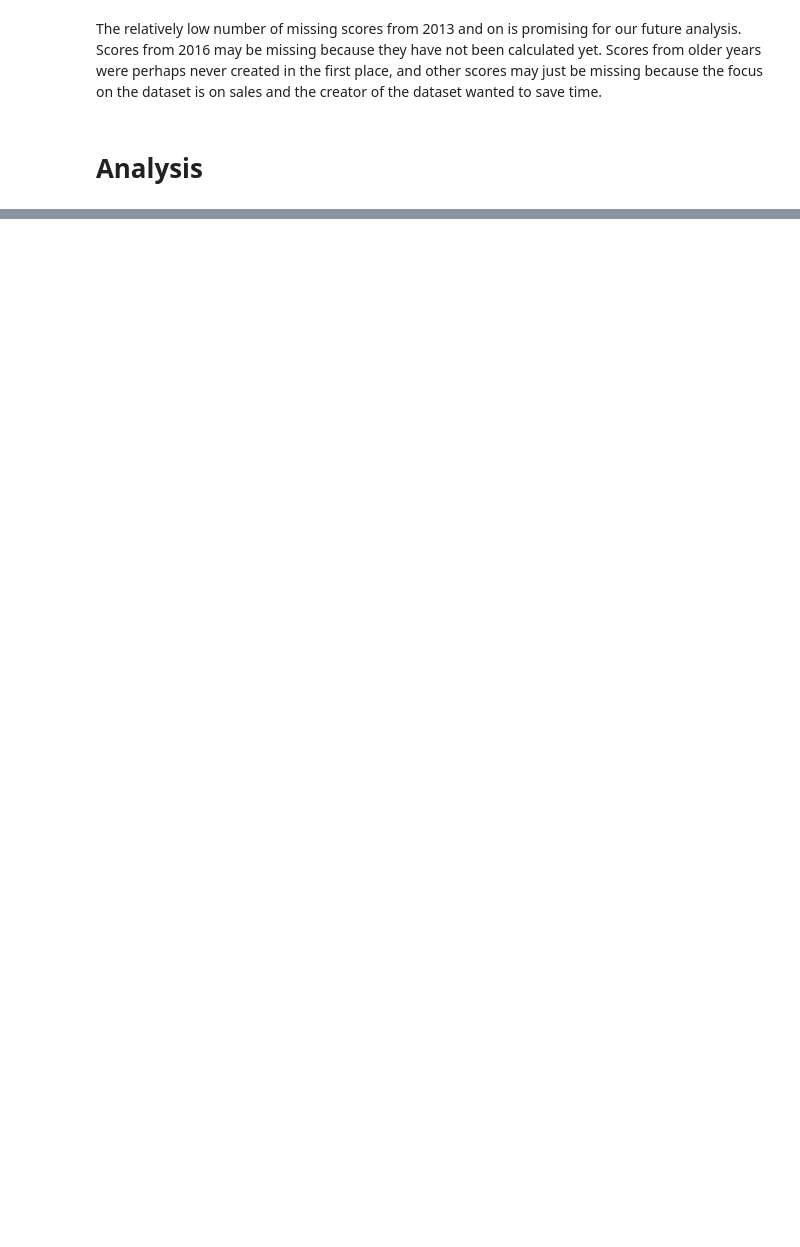
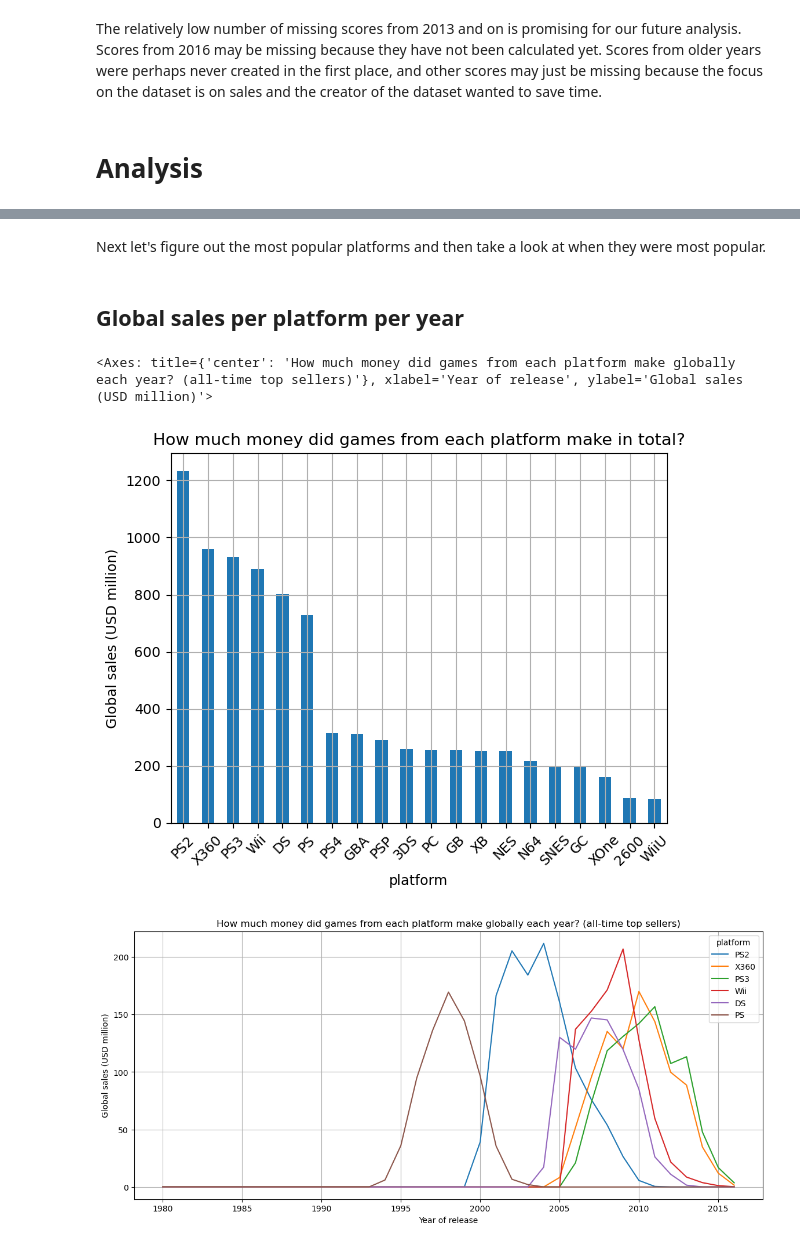
Before and after one commit to jnorfolk/Video-Game-Sales, a Jupyter notebook: video_game_sales.ipynb, the cells around one changed output, grey strips where cells are left out. Drawn from its saved outputs; the diff is of its cells as text; code cells hidden in the pictures; blank space fills up the shorter version.

```diff
--- a/video_game_sales.ipynb
+++ b/video_game_sales.ipynb
@@ -506,0 +521,21 @@ The relatively low number of missing scores from 2013 and on is promising for ou
+# %% [markdown]
+Next let's figure out the most popular platforms and then take a look at when they were most popular.
+# %% [markdown]
+## Global sales per platform per year
+# %%
+df_nonzero = df[df.year_of_release != 0] # Drop rows with an unknown release date, identified as '0'
+
+# Look at top platforms based on total global game sales
+pop_platforms = df_nonzero.pivot_table(index='platform', aggfunc='sum', values='global_sales').sort_values(by='global_sales', ascending=False)
+pop_platforms_top_ten = pop_platforms.head(20)
+pop_platforms_top_ten.plot(kind='bar', grid=True, rot=45, legend=False, ylabel='Global sales (USD million)', title='How much money did games from each platform make in total?')
+
+# There are 6 platforms that distinctly sold the most, so let's look at the years those were popular
+pop_platforms_year = df_nonzero.pivot_table(index='platform', aggfunc='sum', values='global_sales', columns='year_of_release', margins=True).sort_values(by='All', ascending=False)
+pop_platforms_year_top_ten = pop_platforms_year.head(7).drop('All').T.drop('All').fillna(0)
+# display(pop_platforms_year_top_ten)
+pop_platforms_year_top_ten.plot(figsize=(14,6), grid=True, xlabel='Year of release', ylabel='Global sales (USD million)', title='How much money did games from each platform make globally each year? (all-time top sellers)')
+# %% [output]
+<Axes: title={'center': 'How much money did games from each platform make globally each year? (all-time top sellers)'}, xlabel='Year of release', ylabel='Global sales (USD million)'>
+[figure, added]
+[figure, added]
```
Also changed, not shown: parts of 45 cells of this notebook.
